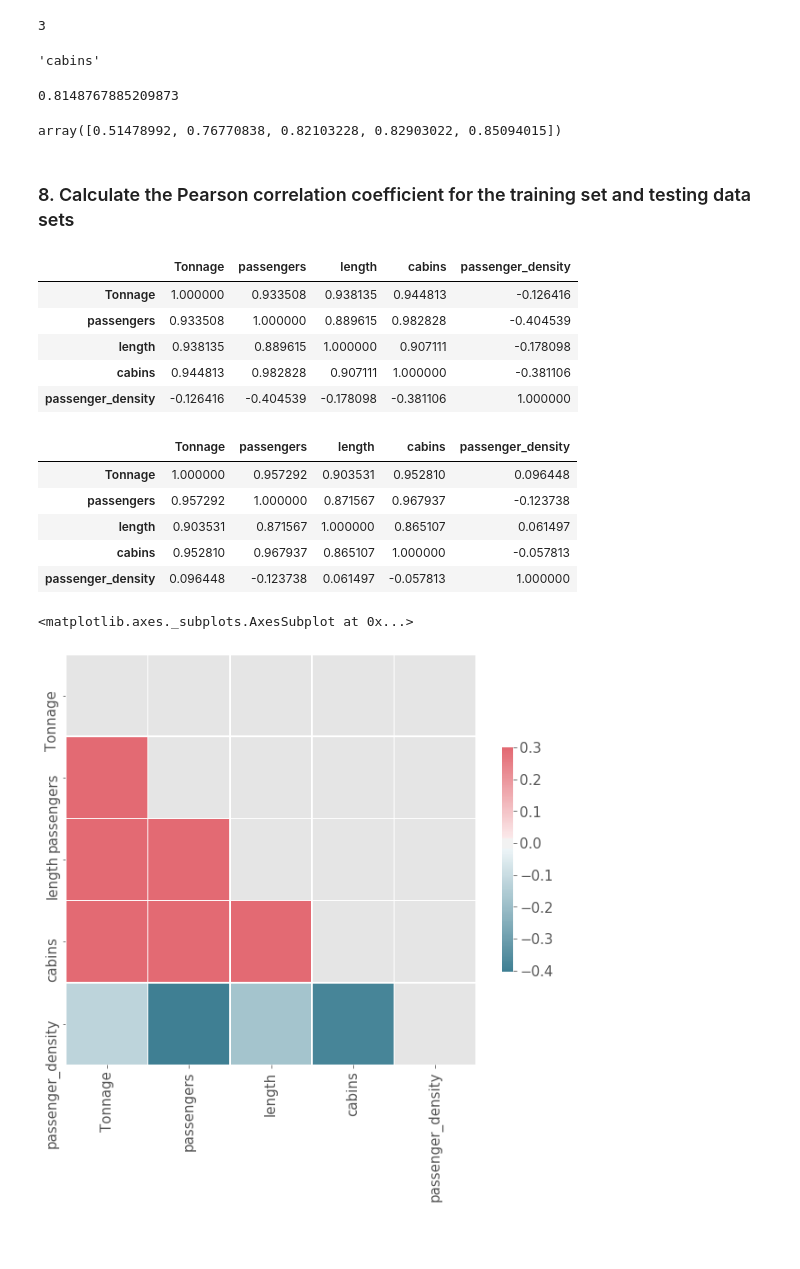
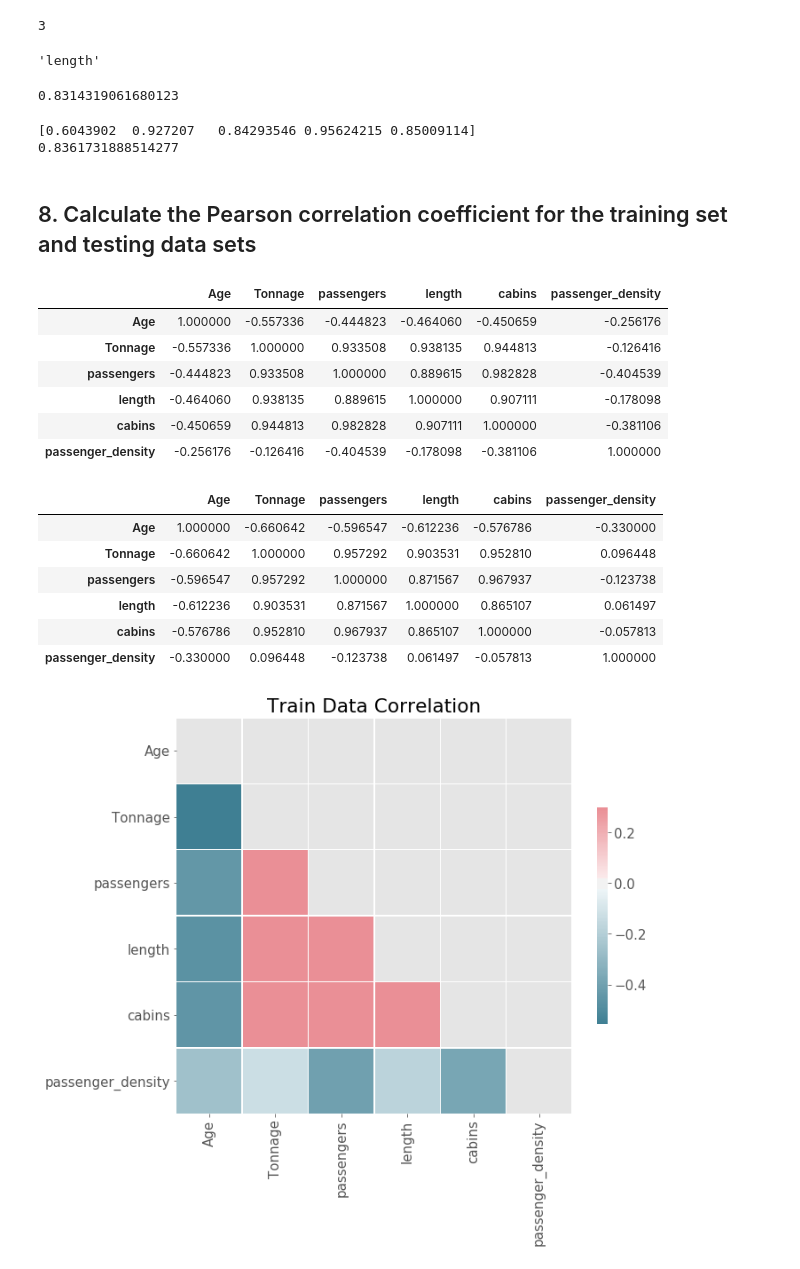
Before and after one commit to yuchild/take_home_ex1, a Jupyter notebook: take_home_ex1.ipynb, the cells around one changed output. Cells and saved outputs as stored; diff of their text form; code cells hidden in the pictures; blank space fills up the shorter version.

```diff
--- a/take_home_ex1.ipynb
+++ b/take_home_ex1.ipynb
@@ -86,5 +86,5 @@ df.head()
 # %%
-X = df.drop(columns=['Ship_name', 'Cruise_line', 'Age', 'crew'], axis =1)
+X = df.drop(columns=['Ship_name', 'Cruise_line', 'crew'], axis =1)
 y = df.crew
 # %%
 X
@@ -142,9 +142,10 @@ len(X_test), len(y_test)
 # %%
 from sklearn.ensemble import RandomForestRegressor
 # %%
-rfr = RandomForestRegressor(n_estimators = 5
+rfr = RandomForestRegressor(n_estimators = 100
                             , max_depth = 5
-                            , max_features = 5
+                            , max_features = 3
+                            , n_jobs = 8
                             , random_state = 42
                            )
 
@@ -174,54 +179,58 @@ np.argmax(rfr.feature_importances_)
 # %%
 X_train.columns[3]
 # %% [output]
-'cabins'
+'length'
 # %%
 rfr.score(X_test, y_test)
 # %% [output]
-0.8148767885209873
+0.8314319061680123
 # %%
 from sklearn.model_selection import cross_val_score
 # %%
 scores = cross_val_score(rfr, X, y, cv=5)
-scores
+print(scores)
+print(np.mean(scores))
 # %% [output]
-array([0.51478992, 0.76770838, 0.82103228, 0.82903022, 0.85094015])
+[0.6043902  0.927207   0.84293546 0.95624215 0.85009114]
+0.8361731888514277
 # %% [markdown]
-### 8. Calculate the Pearson correlation coefficient for the training set and testing data sets
+## 8. Calculate the Pearson correlation coefficient for the training set and testing data sets
 # %%
 X_train.corr()
 # %% [output]
-|  | Tonnage | passengers | length | cabins | passenger_density |
-| Tonnage | 1.000000 | 0.933508 | 0.938135 | 0.944813 | -0.126416 |
-| passengers | 0.933508 | 1.000000 | 0.889615 | 0.982828 | -0.404539 |
-| length | 0.938135 | 0.889615 | 1.000000 | 0.907111 | -0.178098 |
-| cabins | 0.944813 | 0.982828 | 0.907111 | 1.000000 | -0.381106 |
-| passenger_density | -0.126416 | -0.404539 | -0.178098 | -0.381106 | 1.000000 |
+|  | Age | Tonnage | passengers | length | cabins | passenger_density |
+| Age | 1.000000 | -0.557336 | -0.444823 | -0.464060 | -0.450659 | -0.256176 |
+| Tonnage | -0.557336 | 1.000000 | 0.933508 | 0.938135 | 0.944813 | -0.126416 |
+| passengers | -0.444823 | 0.933508 | 1.000000 | 0.889615 | 0.982828 | -0.404539 |
+| length | -0.464060 | 0.938135 | 0.889615 | 1.000000 | 0.907111 | -0.178098 |
+| cabins | -0.450659 | 0.944813 | 0.982828 | 0.907111 | 1.000000 | -0.381106 |
+| passenger_density | -0.256176 | -0.126416 | -0.404539 | -0.178098 | -0.381106 | 1.000000 |
 # %%
 X_test.corr()
 # %% [output]
-|  | Tonnage | passengers | length | cabins | passenger_density |
-| Tonnage | 1.000000 | 0.957292 | 0.903531 | 0.952810 | 0.096448 |
-| passengers | 0.957292 | 1.000000 | 0.871567 | 0.967937 | -0.123738 |
-| length | 0.903531 | 0.871567 | 1.000000 | 0.865107 | 0.061497 |
-| cabins | 0.952810 | 0.967937 | 0.865107 | 1.000000 | -0.057813 |
-| passenger_density | 0.096448 | -0.123738 | 0.061497 | -0.057813 | 1.000000 |
+|  | Age | Tonnage | passengers | length | cabins | passenger_density |
+| Age | 1.000000 | -0.660642 | -0.596547 | -0.612236 | -0.576786 | -0.330000 |
+| Tonnage | -0.660642 | 1.000000 | 0.957292 | 0.903531 | 0.952810 | 0.096448 |
+| passengers | -0.596547 | 0.957292 | 1.000000 | 0.871567 | 0.967937 | -0.123738 |
+| length | -0.612236 | 0.903531 | 0.871567 | 1.000000 | 0.865107 | 0.061497 |
+| cabins | -0.576786 | 0.952810 | 0.967937 | 0.865107 | 1.000000 | -0.057813 |
+| passenger_density | -0.330000 | 0.096448 | -0.123738 | 0.061497 | -0.057813 | 1.000000 |
 # %%
 import seaborn as sns
 # %%
 corr_train = X_train.corr()
-corr_test = X_test.corr()
 mask = np.triu(np.ones_like(corr_train, dtype=np.bool))
 cmap = sns.diverging_palette(220, 10, as_cmap=True)
 sns.heatmap(corr_train
            , mask=mask
            , cmap=cmap
-           , vmax=0.3
+           , vmax=.3
            , center=0
            , square=True
            , linewidths=0.5
            , cbar_kws={'shrink': 0.5}
           )
+plt.yticks(rotation=0)
+plt.title('Train Data Correlation');
 # %% [output]
-<matplotlib.axes._subplots.AxesSubplot at 0x...>
-[figure, old version]
+[figure, new version]
```
Also changed, not shown: parts of 26 cells of this notebook.
